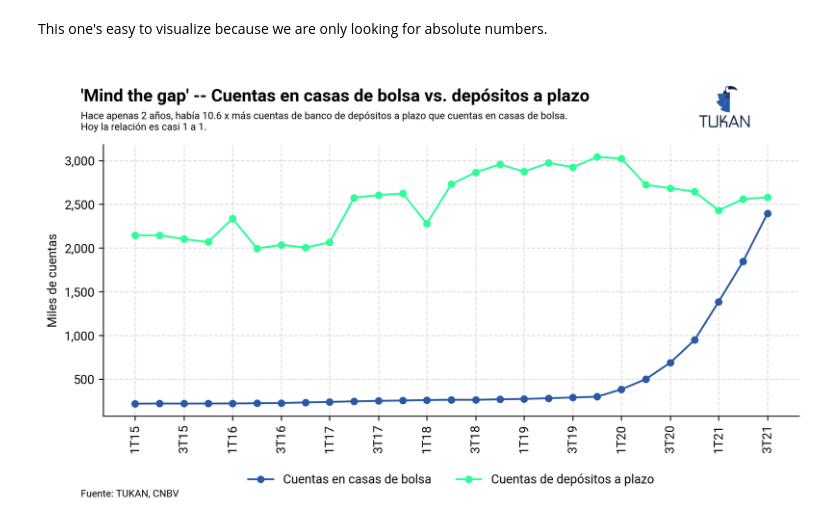
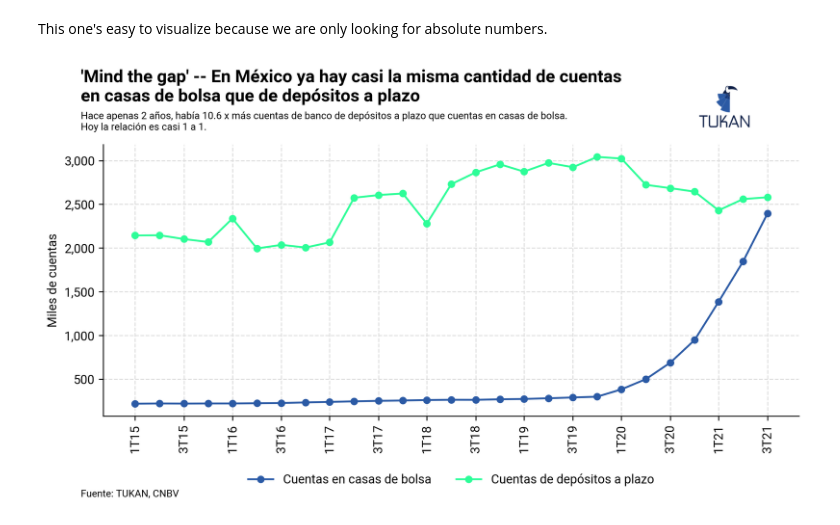
Before and after one commit to TukanMx/tukan_notebooks, a Jupyter notebook: social/social_media/21_charts_2021/21_charts_2021_2.ipynb, the cells around one changed output. Cells and saved outputs as stored; diff of their text form; code cells hidden in the pictures.

Commit message:
Fintech charts

```diff
--- a/social/social_media/21_charts_2021/21_charts_2021_2.ipynb
+++ b/social/social_media/21_charts_2021/21_charts_2021_2.ipynb
@@ -392,7 +392,7 @@ ax.yaxis.set_label_text("Miles de cuentas")
 fig.text(
     0.1,
     1,
-    "'Mind the gap' -- Cuentas en casas de bolsa vs. depósitos a plazo",
+    "'Mind the gap' -- En México ya hay casi la misma cantidad de cuentas\nen casas de bolsa que de depósitos a plazo",
     size=14,
     weight = "bold"
 )
@@ -414,31 +414,31 @@ plt.savefig(
     dpi=300,
     bbox_inches="tight",
     # facecolor="white",
     edgecolor="none",
     transparent=True,
 )
 
 tukan_im = image.imread(module_path + "\\assets\\logo\\logo192.png")
 newax = fig.add_axes([0.68, .88, 0.18, 0.21], anchor="NE", zorder=1)
 newax.imshow(tukan_im)
 newax.axis("off")
 
 plt.savefig(
     "plots/brokers_vs_tdeposits_transparent_logo.png",
     dpi=300,
     bbox_inches="tight",
     # facecolor="white",
     edgecolor="none",
     transparent=True,
 )
 
 plt.savefig(
     "plots/brokers_vs_tdeposits_white_logo.png",
     dpi=300,
     bbox_inches="tight",
     facecolor="white",
     edgecolor="none",
     transparent=False,
 )
 # %% [output]
-[figure, old version]
+[figure, new version]
```
Also changed, not shown: parts of 22 cells of this notebook, 14 other files.
